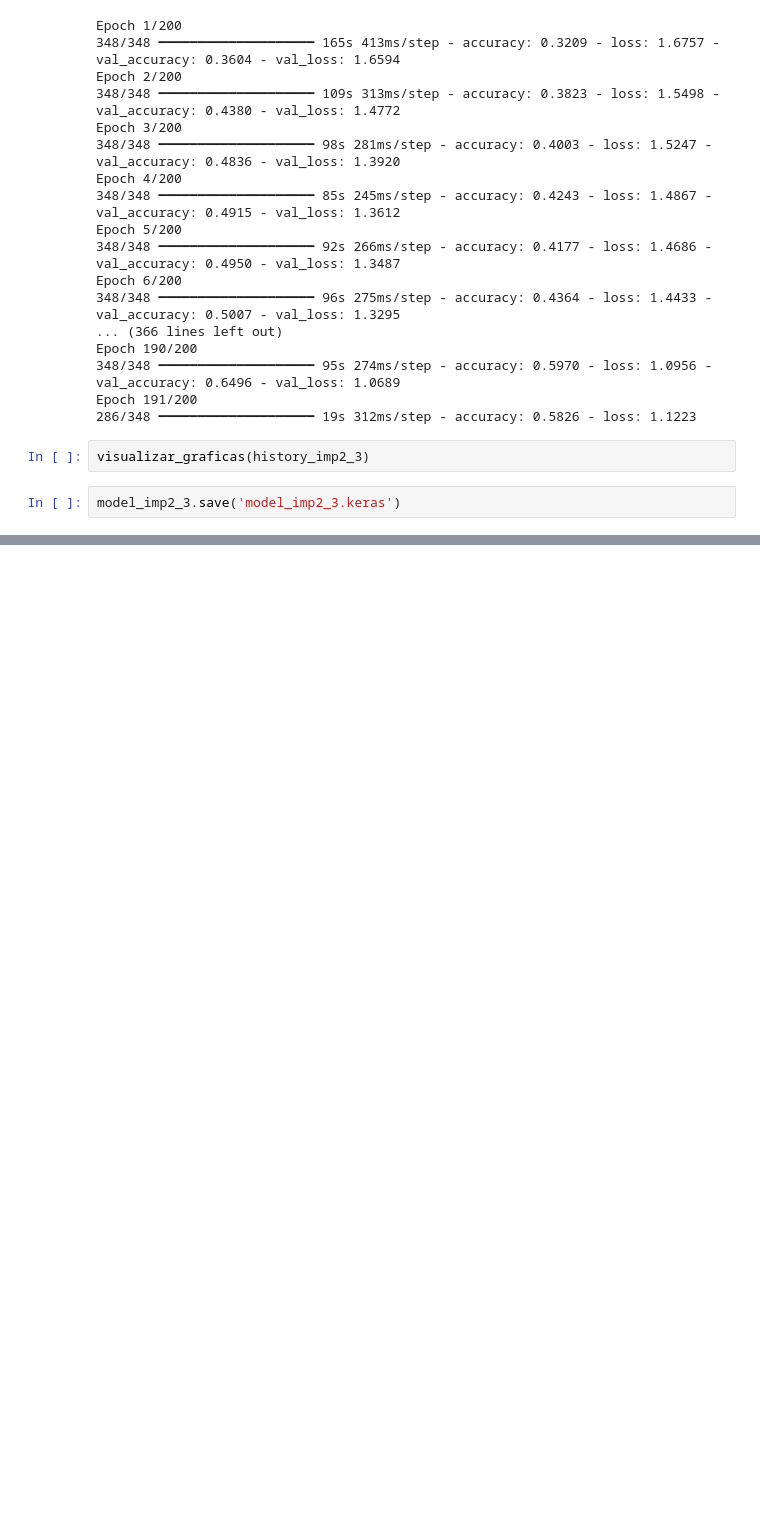
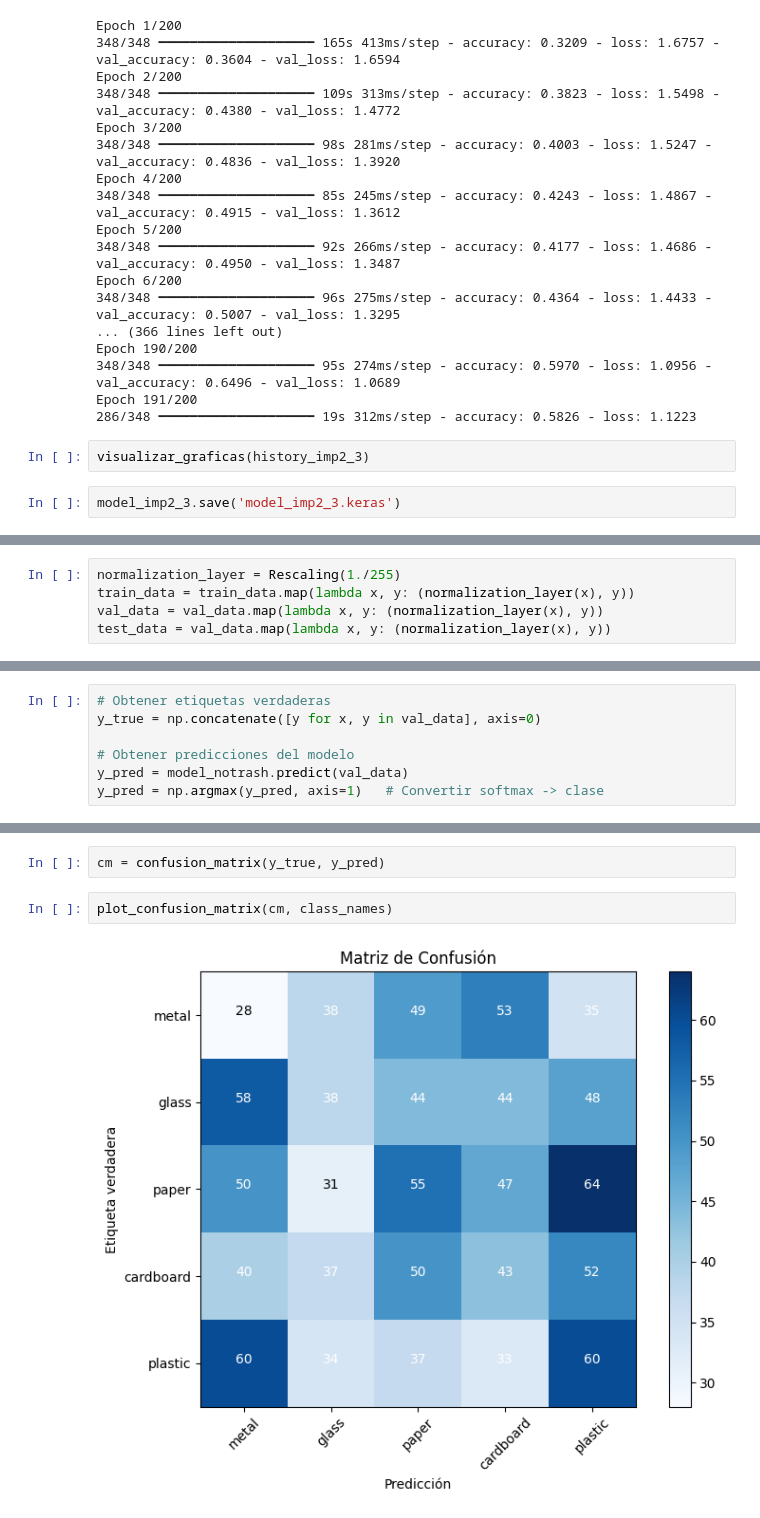
Before and after one commit to AndreaMedinaRico/garbage-classification, a Jupyter notebook: data_preparation_trash.ipynb, the cells around one changed output, grey strips where cells are left out. Cells and saved outputs as stored; diff of their text form; blank space fills up the shorter version.

```diff
--- a/data_preparation_trash.ipynb
+++ b/data_preparation_trash.ipynb
@@ -652,0 +737,5 @@ model_imp2_3.save('model_imp2_3.keras')
+# %%
+normalization_layer = Rescaling(1./255)
+train_data = train_data.map(lambda x, y: (normalization_layer(x), y))
+val_data = val_data.map(lambda x, y: (normalization_layer(x), y))
+test_data = val_data.map(lambda x, y: (normalization_layer(x), y))
@@ -652,0 +776,7 @@ model_imp2_3.save('model_imp2_3.keras')
+# %%
+# Obtener etiquetas verdaderas
+y_true = np.concatenate([y for x, y in val_data], axis=0)
+
+# Obtener predicciones del modelo
+y_pred = model_notrash.predict(val_data)
+y_pred = np.argmax(y_pred, axis=1)   # Convertir softmax -> clase
@@ -652,0 +785,6 @@ model_imp2_3.save('model_imp2_3.keras')
+# %%
+cm = confusion_matrix(y_true, y_pred)
+# %%
+plot_confusion_matrix(cm, class_names)
+# %% [output]
+[figure, added]
```
Also changed, not shown: parts of 15 cells of this notebook.
